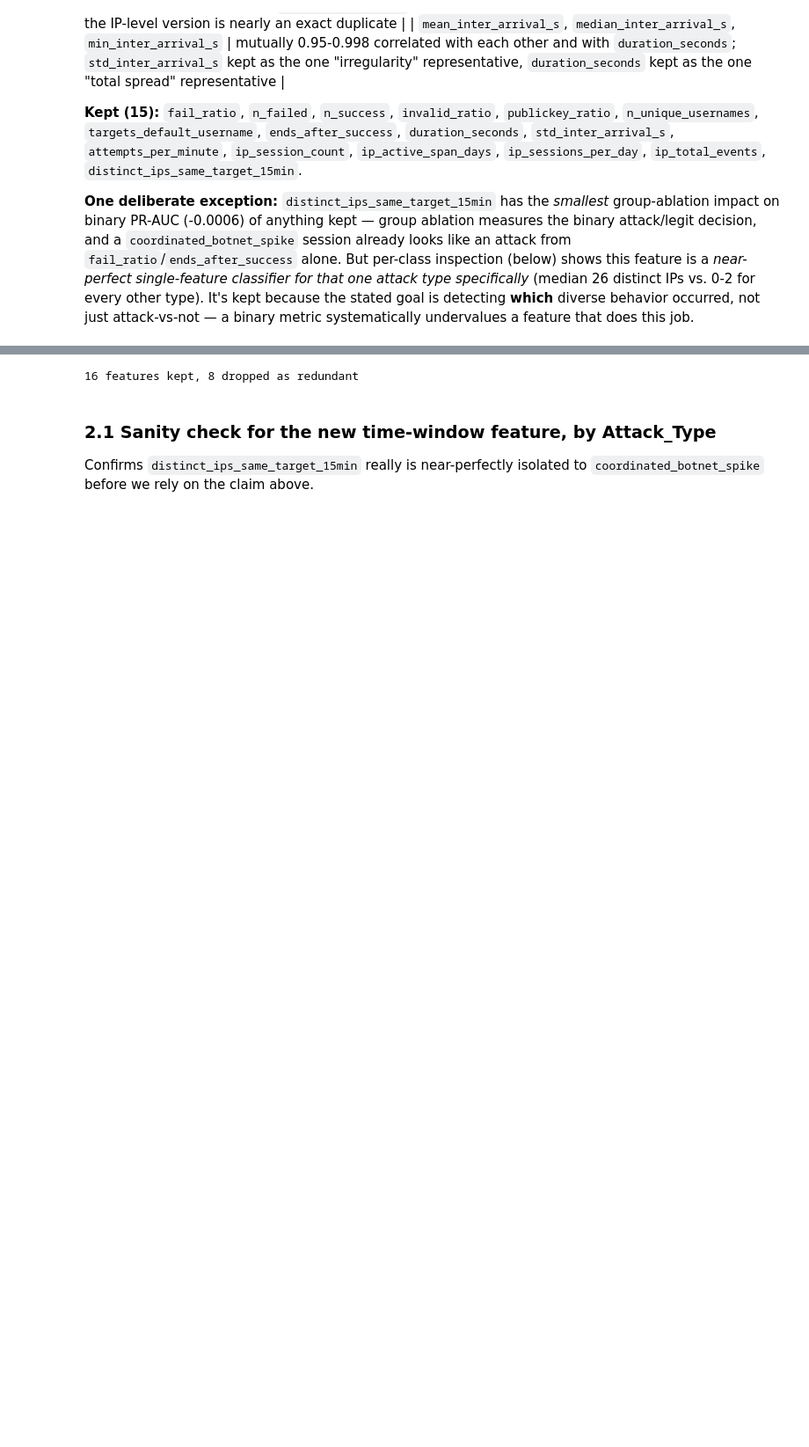
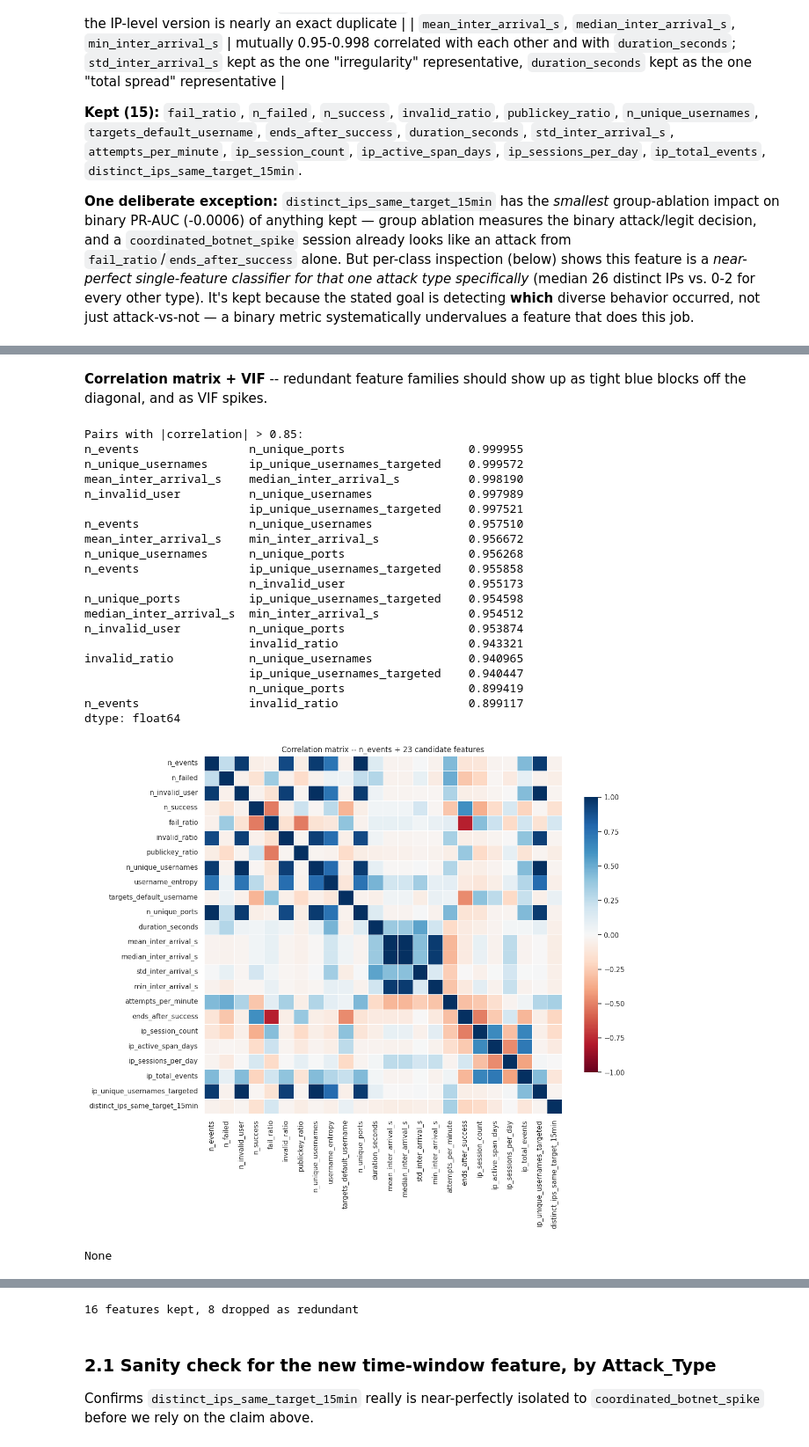
Before and after one commit to JJ-eiei/SSH_ML, a Jupyter notebook: v3/ssh_bruteforce_pipeline_v3_executed.ipynb, the cells around one changed output, grey strips where cells are left out. Shown at 88% size. Cells and saved outputs as stored; diff of their text form; code cells hidden in the pictures; blank space fills up the shorter version.

```diff
--- a/v3/ssh_bruteforce_pipeline_v3_executed.ipynb
+++ b/v3/ssh_bruteforce_pipeline_v3_executed.ipynb
@@ -107,0 +139,58 @@ systematically undervalues a feature that does this job.
+# %% [markdown]
+**Correlation matrix + VIF** -- redundant feature families should show up as tight blue blocks off the diagonal, and as VIF spikes.
+# %%
+ALL_CANDIDATES = [
+    "n_failed", "n_invalid_user", "n_success",
+    "fail_ratio", "invalid_ratio", "publickey_ratio",
+    "n_unique_usernames", "username_entropy", "targets_default_username",
+    "n_unique_ports", "duration_seconds",
+    "mean_inter_arrival_s", "median_inter_arrival_s", "std_inter_arrival_s", "min_inter_arrival_s",
+    "attempts_per_minute", "ends_after_success",
+    "ip_session_count", "ip_active_span_days", "ip_sessions_per_day",
+    "ip_total_events", "ip_unique_usernames_targeted",
+    "distinct_ips_same_target_15min",
+]  # the same 23 candidates verify_features_v3.py checks -- n_events is left out of
+   # this list (and out of the VIF/MI checks below) because the sanity check already
+   # proved it is an exact duplicate of n_failed + n_invalid_user + n_success; it is
+   # still plotted in the heatmap itself so that identity is visible directly
+
+corr_cols = ["n_events"] + ALL_CANDIDATES
+corr = features[corr_cols].corr()
+
+fig, ax = plt.subplots(figsize=(13, 11))
+sns.heatmap(corr, cmap="RdBu", center=0, vmin=-1, vmax=1, square=True,
+            linewidths=0.4, linecolor="white", cbar_kws={"shrink": 0.75}, ax=ax)
+ax.set_title("Correlation matrix -- n_events + 23 candidate features")
+plt.tight_layout()
+plt.show()
+
+high_corr = (
+    corr.where(np.triu(np.ones(corr.shape), k=1).astype(bool))
+    .stack()
+    .sort_values(key=abs, ascending=False)
+)
+print("Pairs with |correlation| > 0.85:")
+print(high_corr[high_corr.abs() > 0.85])
+# %% [output]
+Pairs with |correlation| > 0.85:
+n_events                n_unique_ports                  0.999955
+n_unique_usernames      ip_unique_usernames_targeted    0.999572
+mean_inter_arrival_s    median_inter_arrival_s          0.998190
+n_invalid_user          n_unique_usernames              0.997989
+                        ip_unique_usernames_targeted    0.997521
+n_events                n_unique_usernames              0.957510
+mean_inter_arrival_s    min_inter_arrival_s             0.956672
+n_unique_usernames      n_unique_ports                  0.956268
+n_events                ip_unique_usernames_targeted    0.955858
+                        n_invalid_user                  0.955173
+n_unique_ports          ip_unique_usernames_targeted    0.954598
+median_inter_arrival_s  min_inter_arrival_s             0.954512
+n_invalid_user          n_unique_ports                  0.953874
+                        invalid_ratio                   0.943321
+invalid_ratio           n_unique_usernames              0.940965
+                        ip_unique_usernames_targeted    0.940447
+                        n_unique_ports                  0.899419
+n_events                invalid_ratio                   0.899117
+dtype: float64
+[figure, added]
+None
```
Also changed, not shown: parts of 16 cells of this notebook, 17 other files.
